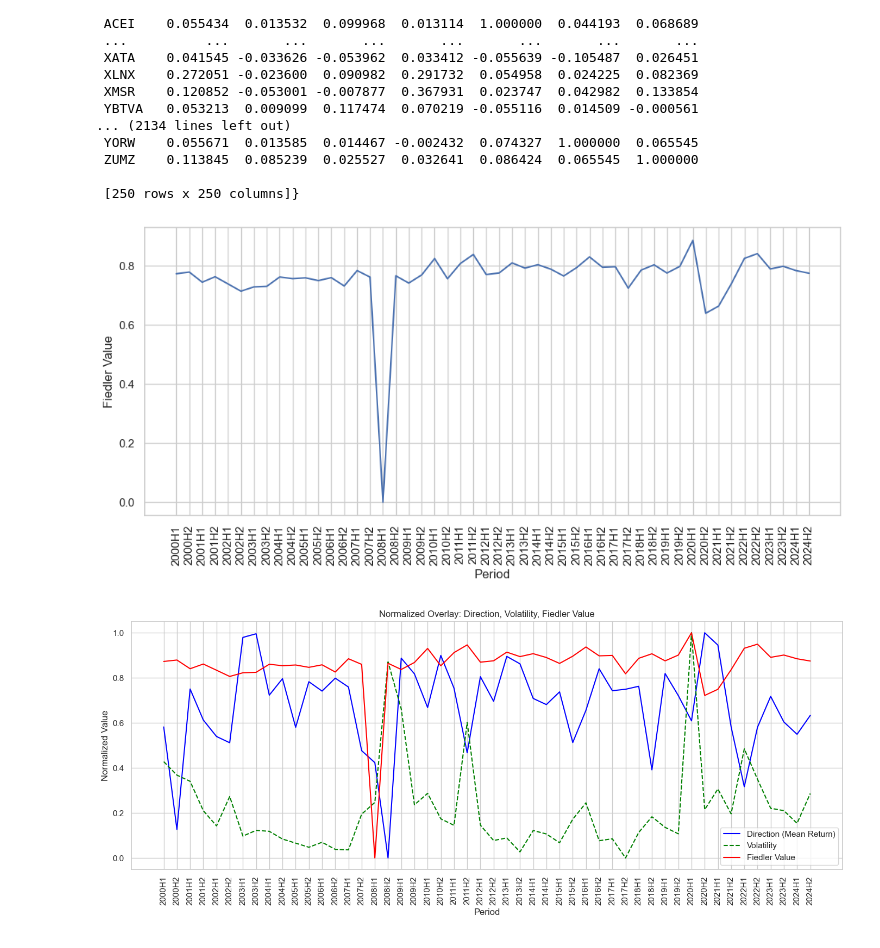
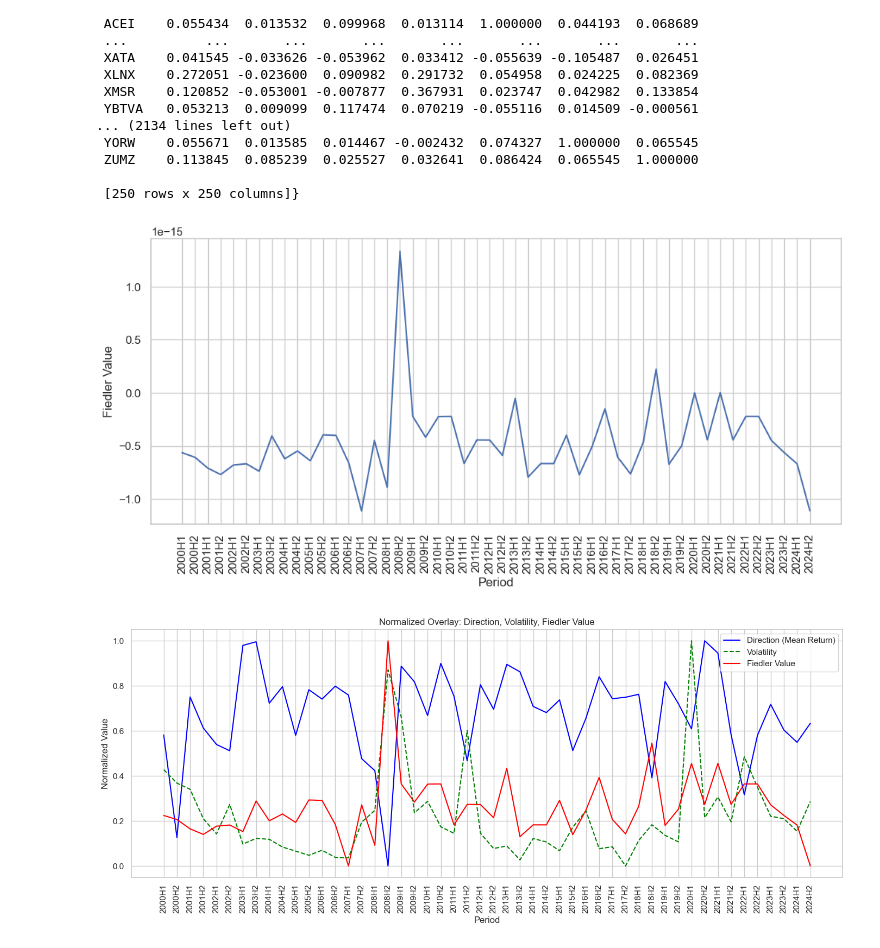
Before and after one commit to Ra20r/spectral-analysis, a Jupyter notebook: data.ipynb, the cells around one changed output. Saved outputs shown, nothing was run; the diff lists cells and outputs as text; code cells hidden in the pictures.

Commit message:
added correlation thresholding

```diff
--- a/data.ipynb
+++ b/data.ipynb
@@ -537,34 +537,39 @@ from scipy.sparse import csgraph
 fiedler_by_period = []
 
 for period in sorted(corr_by_period.keys()):
     corr = corr_by_period[period]
 
     if corr.shape[0] < 2:  # too few tickers
         fiedler_by_period[period] = np.nan
         continue
 
     # adjacency matrix: transform correlation [-1,1] -> [0,1]
     A = abs(corr.values)
+
+    A[A < 0.1] = 0  # thresholding weak correlations
+
+    # the thresholding step is both crucial and arbitrary; it helps to reduce noise and improve the stability of the spectral properties
+    # but it also removes information, like market disconnectivity before/crisis where stocks move erratically with multiple pairs having low correlations
 
     # normalized Laplacian
     L_norm = csgraph.laplacian(A, normed=True)
 
     # eigenvalues
     eigvals = np.linalg.eigvalsh(L_norm)
 
     # Fiedler value (second-smallest)
     fiedler_by_period.append(eigvals[1])
 
 periods_sorted = sorted(samples_by_period.keys())
 plt.figure(figsize=(12,5))
 plt.plot(periods_sorted, fiedler_by_period, label="Fiedler Value")
 plt.xticks(rotation=90)
 plt.xlabel("Period")
 plt.ylabel("Fiedler Value")
 plt.grid(True)
 plt.show()
 # %% [output]
-[figure, old version]
+[figure, new version]
 # %%
 direction_arr = np.array(direction_by_period)
 volatility_arr = np.array(volatility_by_period)
@@ -592,7 +597,7 @@ plt.grid(True)
 plt.tight_layout()
 plt.show()
 # %% [output]
-[figure, old version]
+[figure, new version]
 # %%
 from mpl_toolkits.mplot3d import Axes3D
 
```
Also changed, not shown: parts of 8 cells of this notebook.
